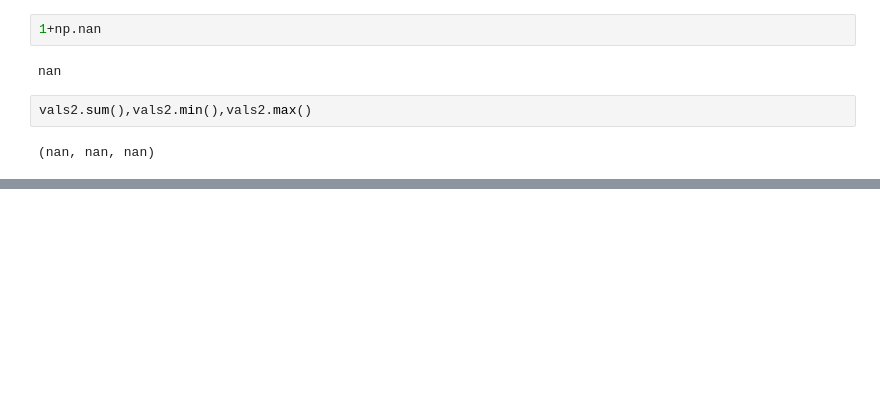
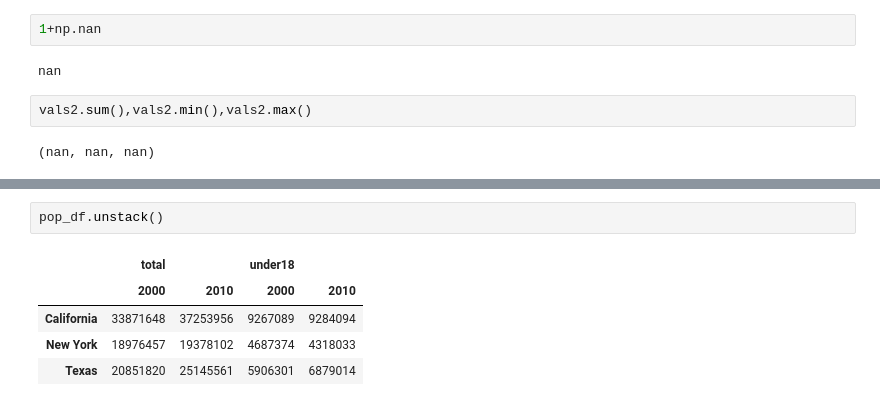
Before and after one commit to yoyo198124/AITrade, a Jupyter notebook: PythonDataScienceHandBook/02pandas/Untitled.ipynb, the cells around one changed output, grey strips where cells are left out. Cells and saved outputs as stored; diff of their text form; blank space fills up the shorter version.

```diff
--- a/PythonDataScienceHandBook/02pandas/Untitled.ipynb
+++ b/PythonDataScienceHandBook/02pandas/Untitled.ipynb
@@ -748,0 +1014,8 @@ vals2.sum(),vals2.min(),vals2.max()
+# %%
+pop_df.unstack()
+# %% [output]
+|  | total |  | under18 |  |
+|  | 2000 | 2010 | 2000 | 2010 |
+| California | 33871648 | 37253956 | 9267089 | 9284094 |
+| New York | 18976457 | 19378102 | 4687374 | 4318033 |
+| Texas | 20851820 | 25145561 | 5906301 | 6879014 |
```
Also changed, not shown: parts of 60 cells of this notebook.
